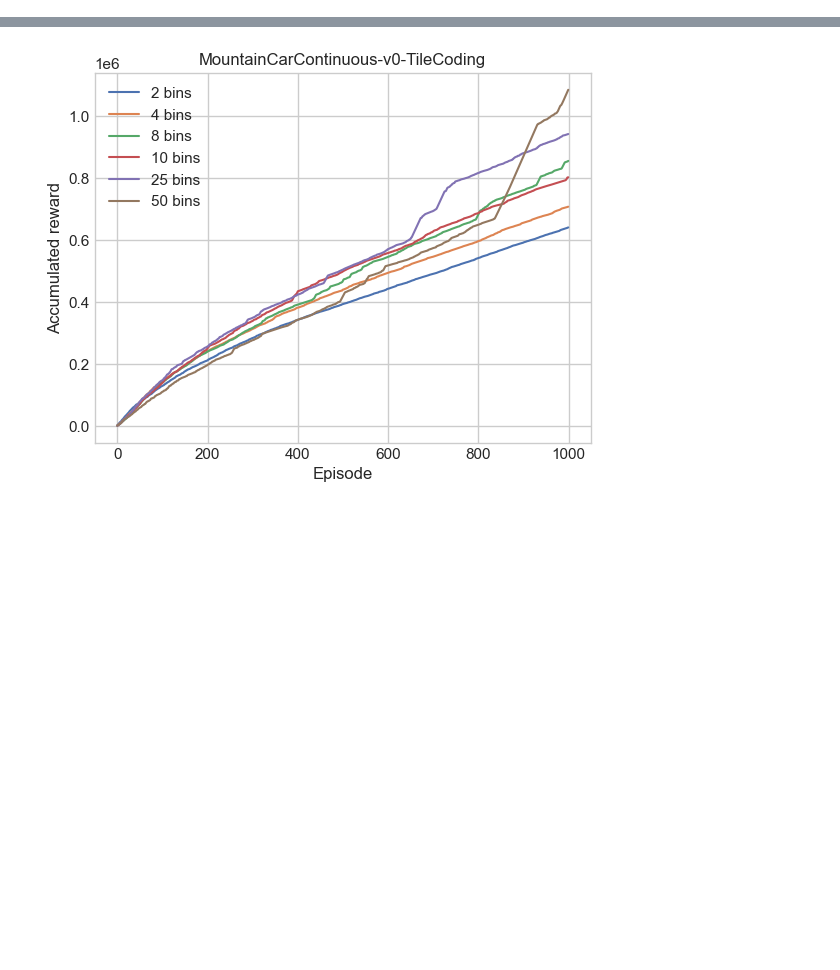
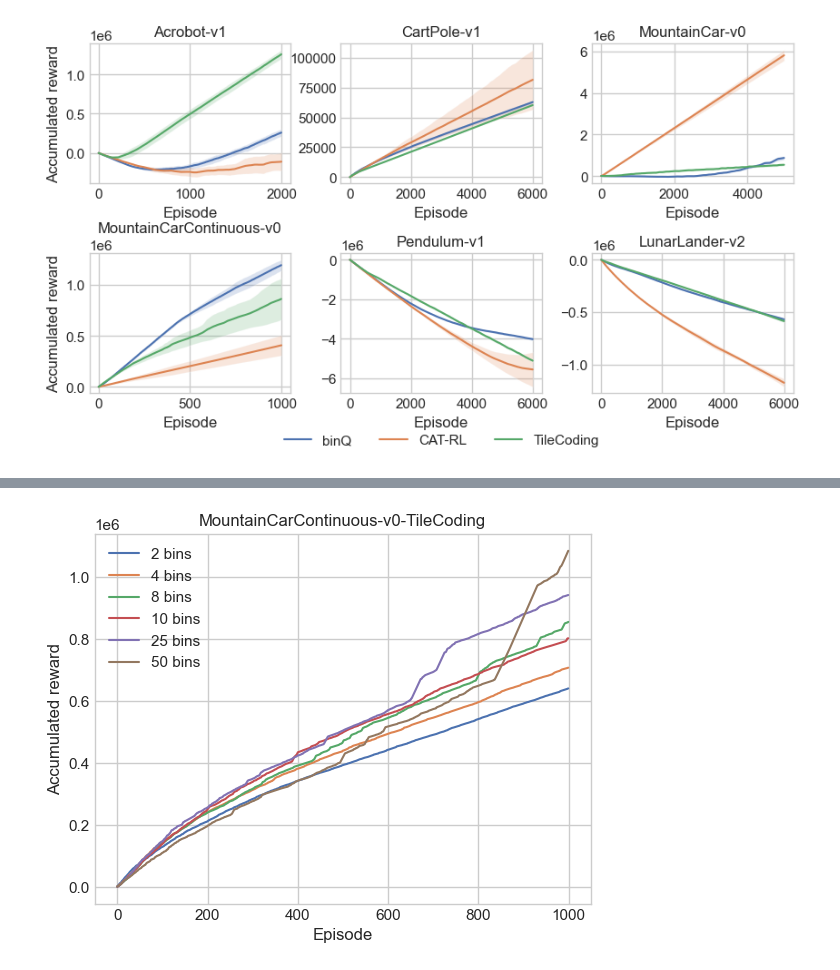
Before and after one commit to borchand/Bachelor-Project, a Jupyter notebook: plots.ipynb, the cells around one changed output, grey strips where cells are left out. Cells and saved outputs as stored; diff of their text form; code cells hidden in the pictures; blank space fills up the shorter version.

Commit message:
Update plots

```diff
--- a/plots.ipynb
+++ b/plots.ipynb
@@ -9,0 +12,10 @@ plt.style.use('seaborn-whitegrid')
+# %%
+# seeds
+seeds = [224, 389, 405, 432, 521, 580, 639, 673, 803, 869]
+# envs
+envs = ["Acrobot-v1", "CartPole-v1", "MountainCar-v0", "MountainCarContinuous-v0", "Pendulum-v1", "LunarLander-v2"]
+# methods
+methods = ["binQ", "CAT-RL", "TileCoding"]
+# load the data
+
+data = data_dict(methods, envs, seeds)
@@ -9,0 +30,4 @@ plt.style.use('seaborn-whitegrid')
+# %%
+create_plot_grid(data, methods, envs, seeds, "accumulated reward")
+# %% [output]
+[figure, added]
```
Also changed, not shown: parts of 17 cells of this notebook, 1 other file.
